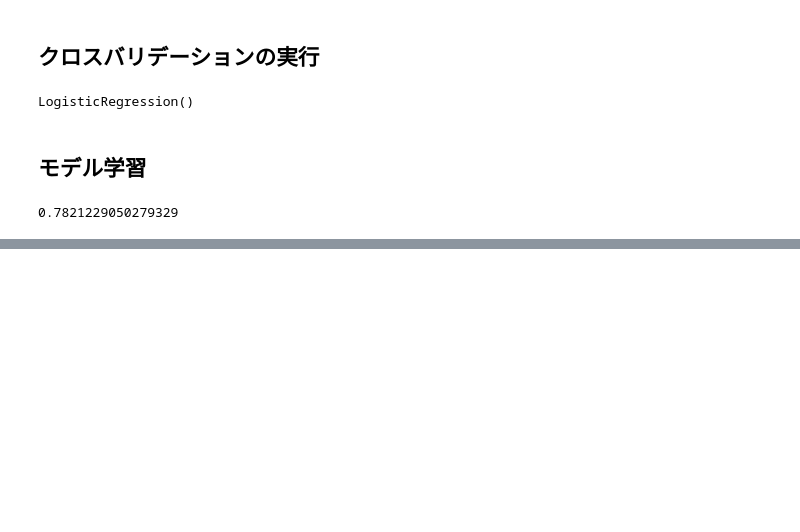
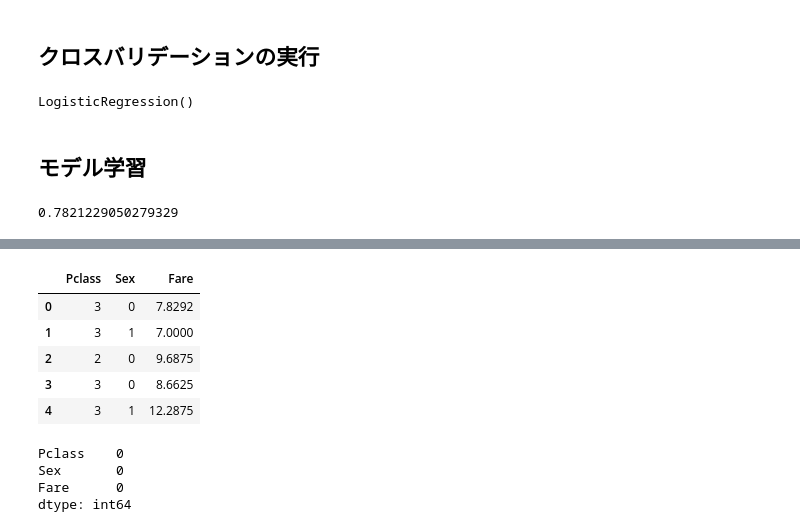
Before and after one commit to cax68080/kaggle, a Jupyter notebook: titanic/Titanic.ipynb, the cells around one changed output, grey strips where cells are left out. Saved outputs shown, nothing was run; the diff lists cells and outputs as text; code cells hidden in the pictures; blank space fills up the shorter version.

```diff
--- a/titanic/Titanic.ipynb
+++ b/titanic/Titanic.ipynb
@@ -317,0 +357,3 @@ accuracy_score(y_test,y_pred)
+# %%
+df_test = df_test.fillna(0)
+print(df_test.head())
@@ -317,0 +374,17 @@ accuracy_score(y_test,y_pred)
+# %%
+
+df_test["Sex"].replace(["male","female"],[0,1],inplace=True)
+df_X_test = df_test[["Pclass","Sex","Fare"]]
+display(df_X_test.head())
+display(df_X_test.isnull().sum())
+# %% [output]
+|  | Pclass | Sex | Fare |
+| 0 | 3 | 0 | 7.8292 |
+| 1 | 3 | 1 | 7.0000 |
+| 2 | 2 | 0 | 9.6875 |
+| 3 | 3 | 0 | 8.6625 |
+| 4 | 3 | 1 | 12.2875 |
+Pclass    0
+Sex       0
+Fare      0
+dtype: int64
```
Also changed, not shown: parts of 8 cells of this notebook, 1 other file.
